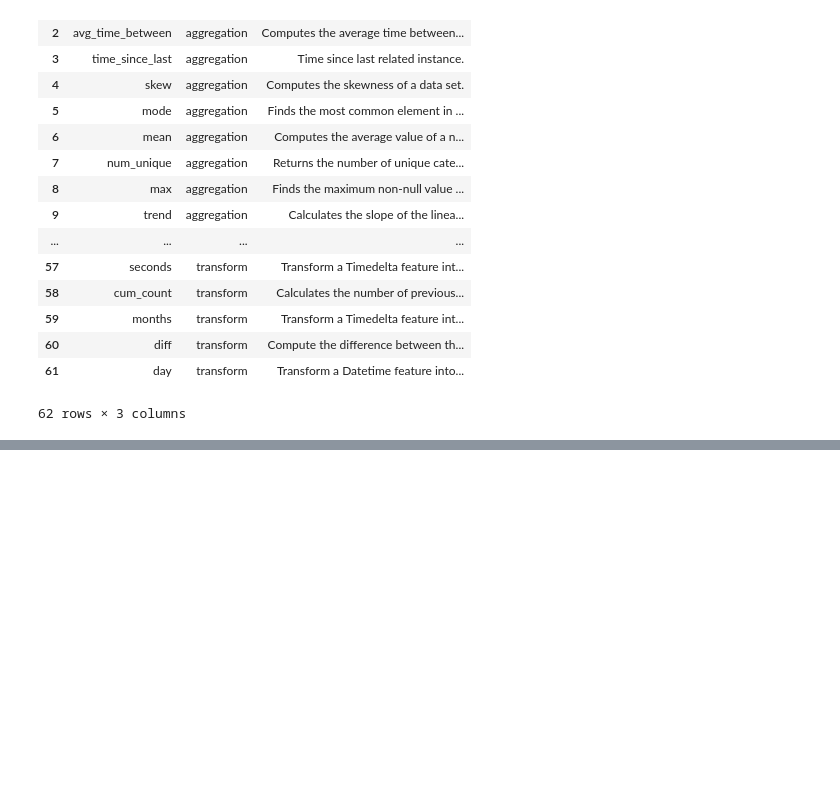
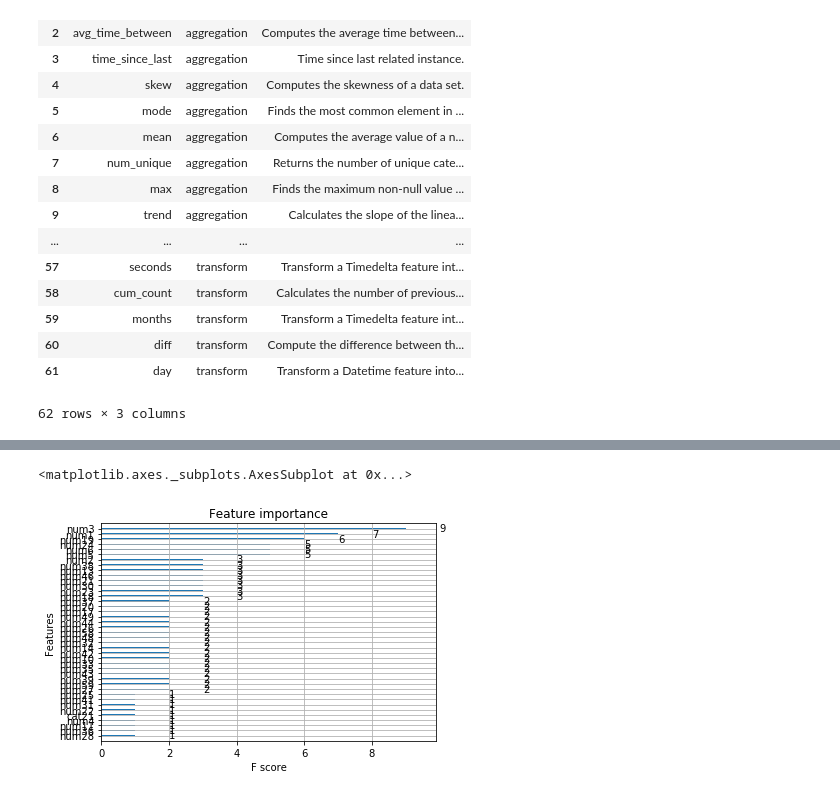
Before and after one commit to john-coletta/fall3orange3, a Jupyter notebook: machine-learning.ipynb, the cells around one changed output, grey strips where cells are left out. Cells and saved outputs as stored; diff of their text form; code cells hidden in the pictures; blank space fills up the shorter version.

```diff
--- a/machine-learning.ipynb
+++ b/machine-learning.ipynb
@@ -100,6 +108,6 @@ base_score - OLS_mae
 # %%
 lasso = linear_model.Lasso()
-lasso.fit(var, target)
+lasso.fit(var_train, target_train)
 # %% [output]
 Lasso(alpha=1.0, copy_X=True, fit_intercept=True, max_iter=1000,
    normalize=False, positive=False, precompute=False, random_state=None,
@@ -296,0 +326,10 @@ print(cv_eng_forest['test_neg_mean_squared_error'])
+# %%
+dtrain = xg.DMatrix(var_train, label=target_train)
+dtest = xg.DMatrix(var_test, label=target_test)
+# %%
+xg_param = {'max_depth':2,'nthread':6,'silent':1,'objective':'reg:linear'}
+xg_param['eval_metric'] = 'mae'
+evallist = [(dtrain, 'train'),(dtest, 'eval')]
+# %%
+num_round = 100
+bst = xg.train(xg_param, dtrain, num_round, evallist, early_stopping_rounds=10)
@@ -296,0 +356,5 @@ print(cv_eng_forest['test_neg_mean_squared_error'])
+# %%
+xg.plot_importance(bst);
+# %% [output]
+<matplotlib.axes._subplots.AxesSubplot at 0x...>
+[figure, added]
```
Also changed, not shown: parts of 17 cells of this notebook.
